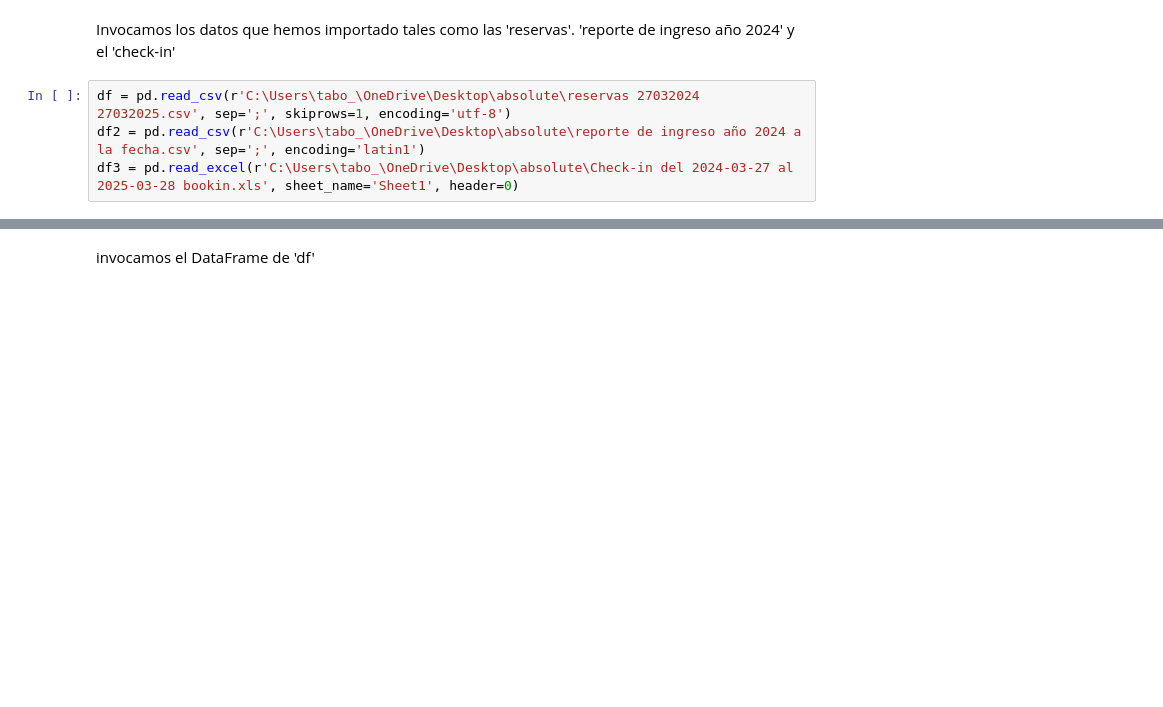
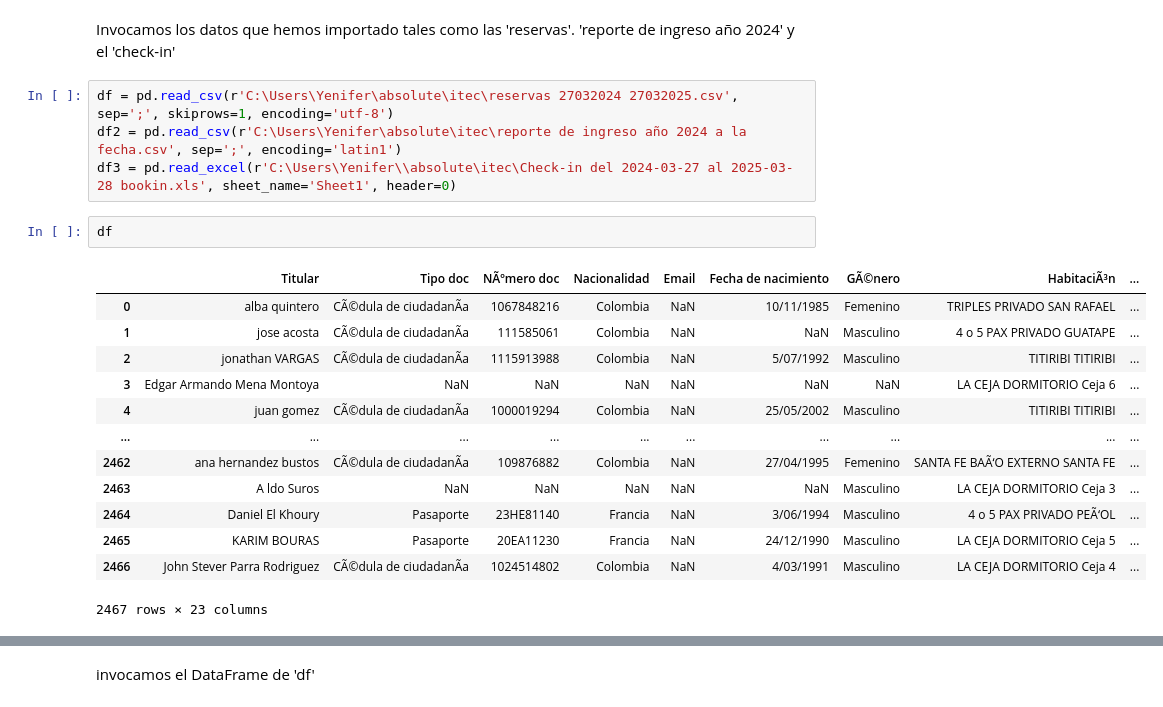
Before and after one commit to jhonta77/itec, a Jupyter notebook: DataLoad.ipynb, the cells around one changed output, grey strips where cells are left out. Cells and saved outputs as stored; diff of their text form; blank space fills up the shorter version.

```diff
--- a/DataLoad.ipynb
+++ b/DataLoad.ipynb
@@ -8,6 +8,22 @@ import matplotlib.pyplot as plt
 # %% [markdown]
 Invocamos los datos que hemos importado tales como las 'reservas'. 'reporte de ingreso año 2024' y el 'check-in'
 # %%
-df = pd.read_csv(r'C:\Users\tabo_\OneDrive\Desktop\absolute\reservas 27032024 27032025.csv', sep=';', skiprows=1, encoding='utf-8')
-df2 = pd.read_csv(r'C:\Users\tabo_\OneDrive\Desktop\absolute\reporte de ingreso año 2024 a la fecha.csv', sep=';', encoding='latin1')
-df3 = pd.read_excel(r'C:\Users\tabo_\OneDrive\Desktop\absolute\Check-in del 2024-03-27 al 2025-03-28 bookin.xls', sheet_name='Sheet1', header=0)
+df = pd.read_csv(r'C:\Users\Yenifer\absolute\itec\reservas 27032024 27032025.csv', sep=';', skiprows=1, encoding='utf-8')
+df2 = pd.read_csv(r'C:\Users\Yenifer\absolute\itec\reporte de ingreso año 2024 a la fecha.csv', sep=';', encoding='latin1')
+df3 = pd.read_excel(r'C:\Users\Yenifer\\absolute\itec\Check-in del 2024-03-27 al 2025-03-28 bookin.xls', sheet_name='Sheet1', header=0)
+# %%
+df
+# %% [output]
+|  | Titular | Tipo doc | NÃºmero doc | Nacionalidad | Email | Fecha de nacimiento | GÃ©nero | HabitaciÃ³n | ... |
+| 0 | alba quintero | CÃ©dula de ciudadanÃ­a | 1067848216 | Colombia | NaN | 10/11/1985 | Femenino | TRIPLES PRIVADO SAN RAFAEL | ... |
+| 1 | jose acosta | CÃ©dula de ciudadanÃ­a | 111585061 | Colombia | NaN | NaN | Masculino | 4 o 5 PAX PRIVADO GUATAPE | ... |
+| 2 | jonathan VARGAS | CÃ©dula de ciudadanÃ­a | 1115913988 | Colombia | NaN | 5/07/1992 | Masculino | TITIRIBI TITIRIBI | ... |
+| 3 | Edgar Armando Mena Montoya | NaN | NaN | NaN | NaN | NaN | NaN | LA CEJA DORMITORIO Ceja 6 | ... |
+| 4 | juan gomez | CÃ©dula de ciudadanÃ­a | 1000019294 | Colombia | NaN | 25/05/2002 | Masculino | TITIRIBI TITIRIBI | ... |
+| ... | ... | ... | ... | ... | ... | ... | ... | ... | ... |
+| 2462 | ana hernandez bustos | CÃ©dula de ciudadanÃ­a | 109876882 | Colombia | NaN | 27/04/1995 | Femenino | SANTA FE BAÃ‘O EXTERNO SANTA FE | ... |
+| 2463 | A ldo Suros | NaN | NaN | NaN | NaN | NaN | Masculino | LA CEJA DORMITORIO Ceja 3 | ... |
+| 2464 | Daniel El Khoury | Pasaporte | 23HE81140 | Francia | NaN | 3/06/1994 | Masculino | 4 o 5 PAX PRIVADO PEÃ‘OL | ... |
+| 2465 | KARIM BOURAS | Pasaporte | 20EA11230 | Francia | NaN | 24/12/1990 | Masculino | LA CEJA DORMITORIO Ceja 5 | ... |
+| 2466 | John Stever Parra Rodriguez | CÃ©dula de ciudadanÃ­a | 1024514802 | Colombia | NaN | 4/03/1991 | Masculino | LA CEJA DORMITORIO Ceja 4 | ... |
+2467 rows × 23 columns
```
Also changed, not shown: parts of 29 cells of this notebook, 9 other files.
